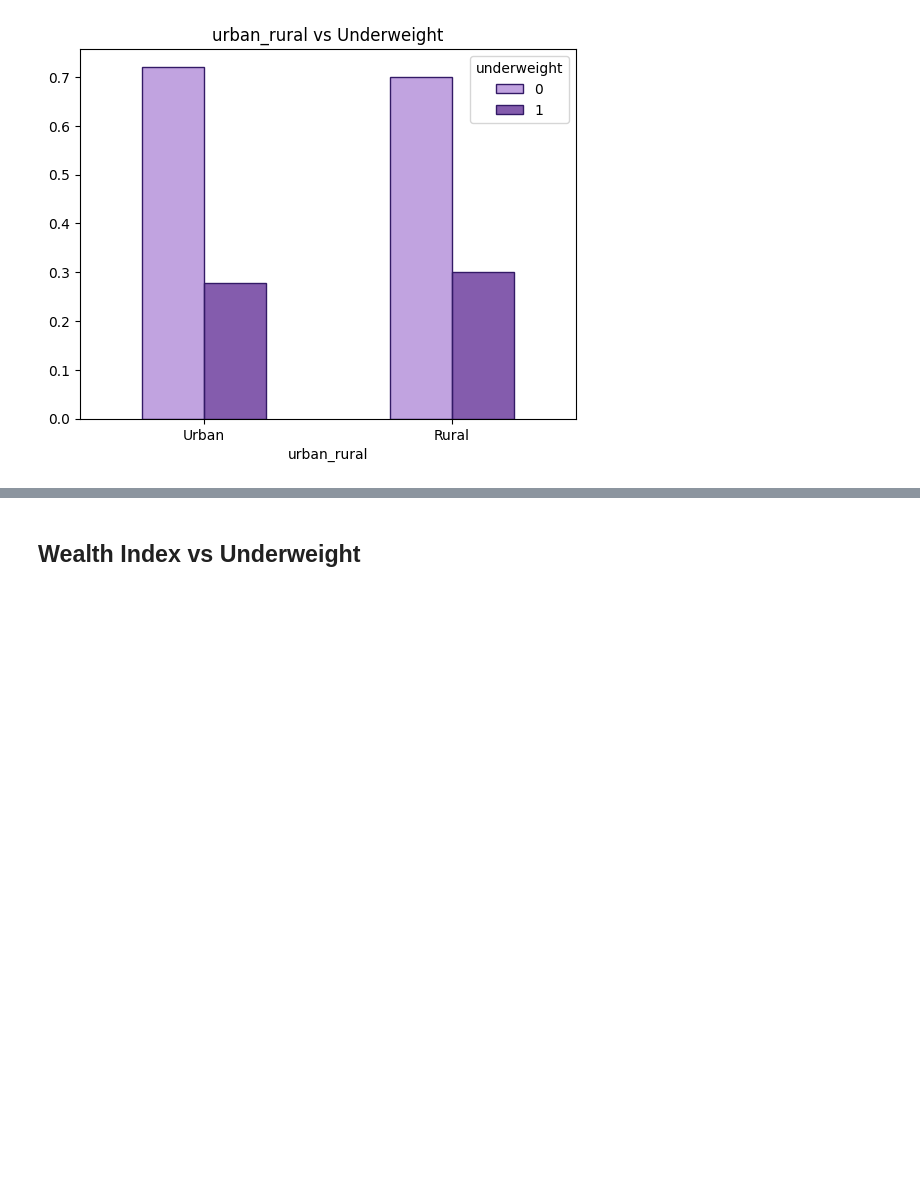
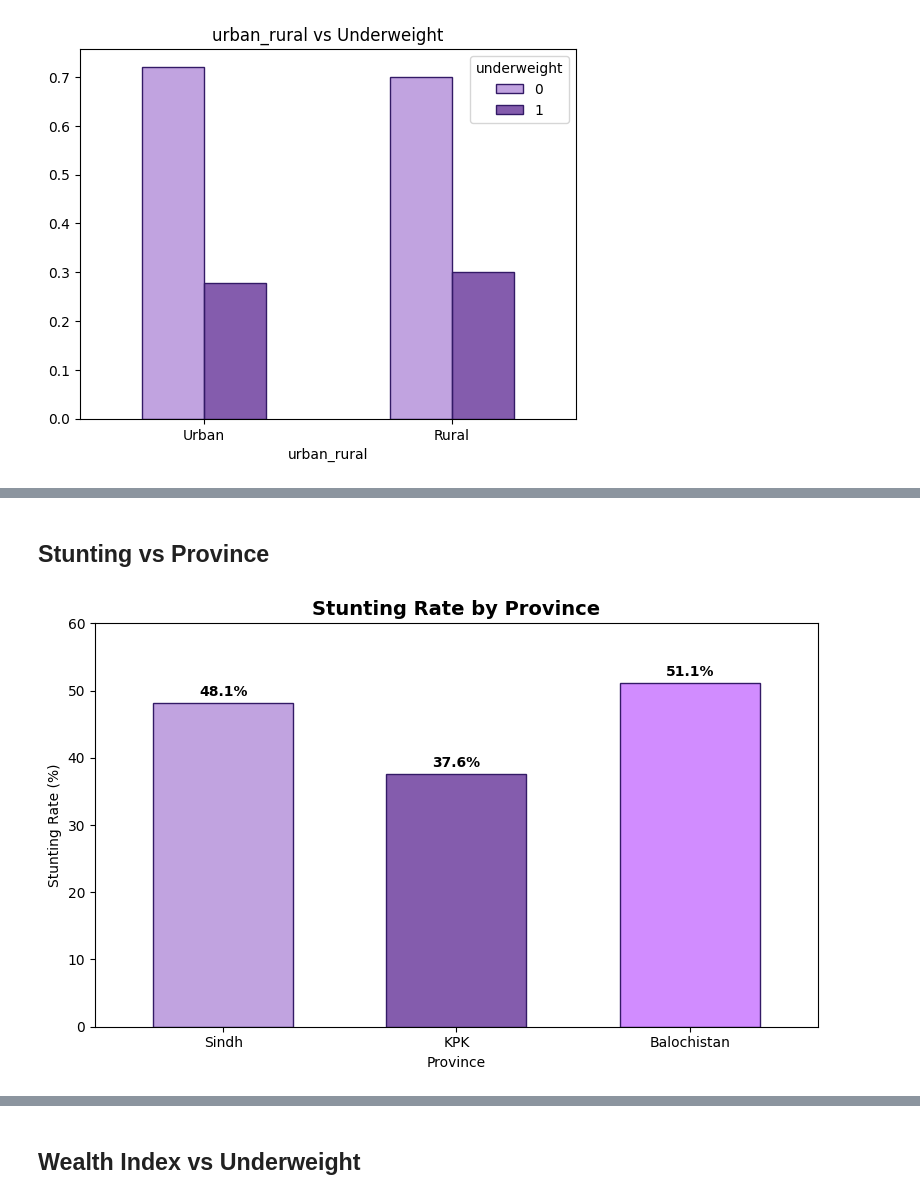
Before and after one commit to Nefertiti23/malnutrition-predictor, a Jupyter notebook: ml/notebooks/exploring/bivariate_analysis.ipynb, the cells around one changed output, grey strips where cells are left out. Cells and saved outputs as stored; diff of their text form; code cells hidden in the pictures; blank space fills up the shorter version.

```diff
--- a/ml/notebooks/exploring/bivariate_analysis.ipynb
+++ b/ml/notebooks/exploring/bivariate_analysis.ipynb
@@ -127,0 +166,26 @@ plt.show()
+# %% [markdown]
+## Stunting vs Province
+# %%
+# Stunting rate by Province
+also_purple =  (0.8, # redness
+                0.5, # greenness
+                1, # blueness
+                0.9  # transparency
+                )
+
+fig, ax = plt.subplots(figsize=(8, 5))
+province_stunting = df.groupby('province')['stunted'].mean() * 100
+colors = [color, dark_purple, also_purple]
+bars = province_stunting.plot(kind='bar', ax=ax, color=colors, edgecolor=edge_color, width=0.6)
+ax.set_title('Stunting Rate by Province', fontsize=14, fontweight='bold')
+ax.set_xlabel('Province')
+ax.set_ylabel('Stunting Rate (%)')
+ax.set_ylim(0, 60)
+for i, v in enumerate(province_stunting):
+    ax.text(i, v + 1, f'{v:.1f}%', ha='center', fontweight='bold')
+plt.xticks([0, 1, 2], ['Sindh', 'KPK', 'Balochistan'], rotation=0)
+plt.tight_layout()
+plt.savefig("screenshots/ss_bivariate_stunting_province_bivariate_bar.png")
+plt.show()
+# %% [output]
+[figure, added]
```
Also changed, not shown: parts of 10 cells of this notebook, 11 other files.
